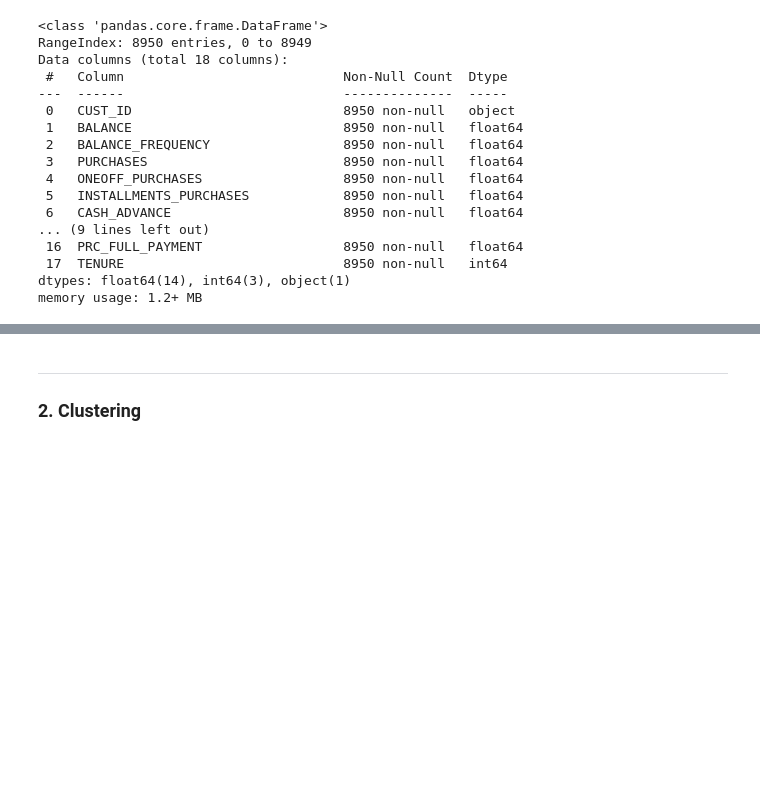
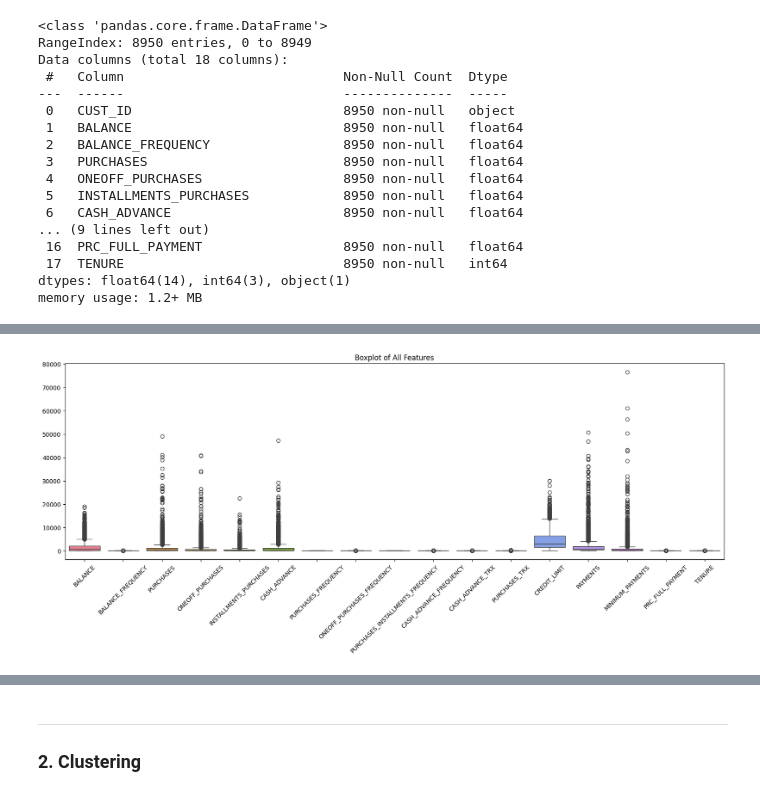
Before and after one commit to ja-ada05/ccard_ml, a Jupyter notebook: inference/cc.ipynb, the cells around one changed output, grey strips where cells are left out. Saved outputs shown, nothing was run; the diff lists cells and outputs as text; code cells hidden in the pictures; blank space fills up the shorter version.

```diff
--- a/inference/cc.ipynb
+++ b/inference/cc.ipynb
@@ -125,0 +184,9 @@ df.describe().T
+# %%
+numerical_cols = df.select_dtypes(include=["float64", "int64"])
+plt.figure(figsize=(20, 6))
+sns.boxplot(numerical_cols)
+plt.xticks(rotation=45)
+plt.title("Boxplot of All Features")
+plt.show()
+# %% [output]
+[figure, added]
```
Also changed, not shown: parts of 10 cells of this notebook.
